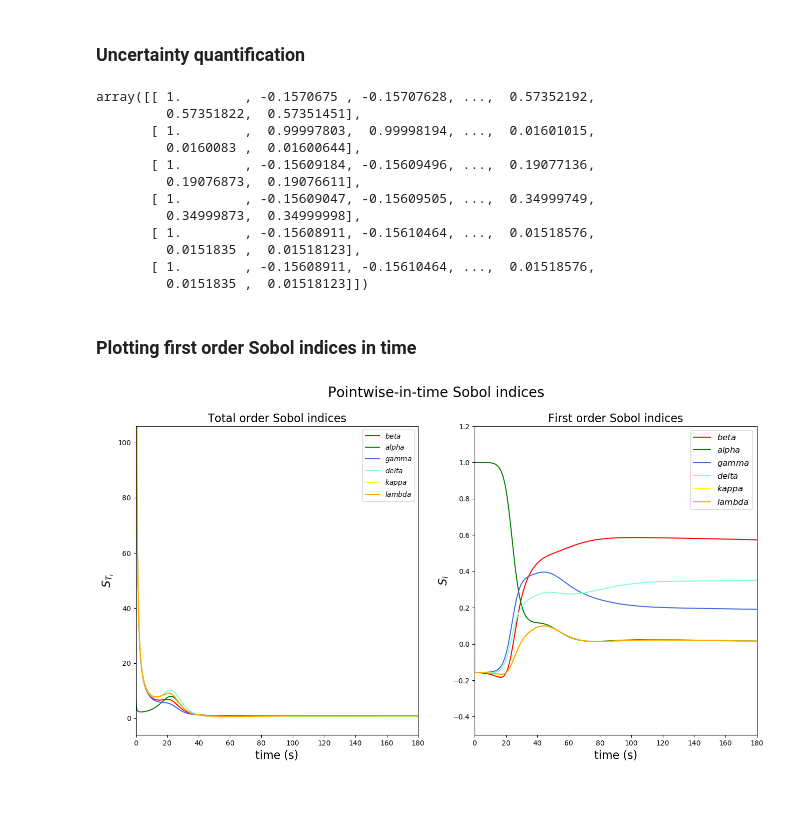
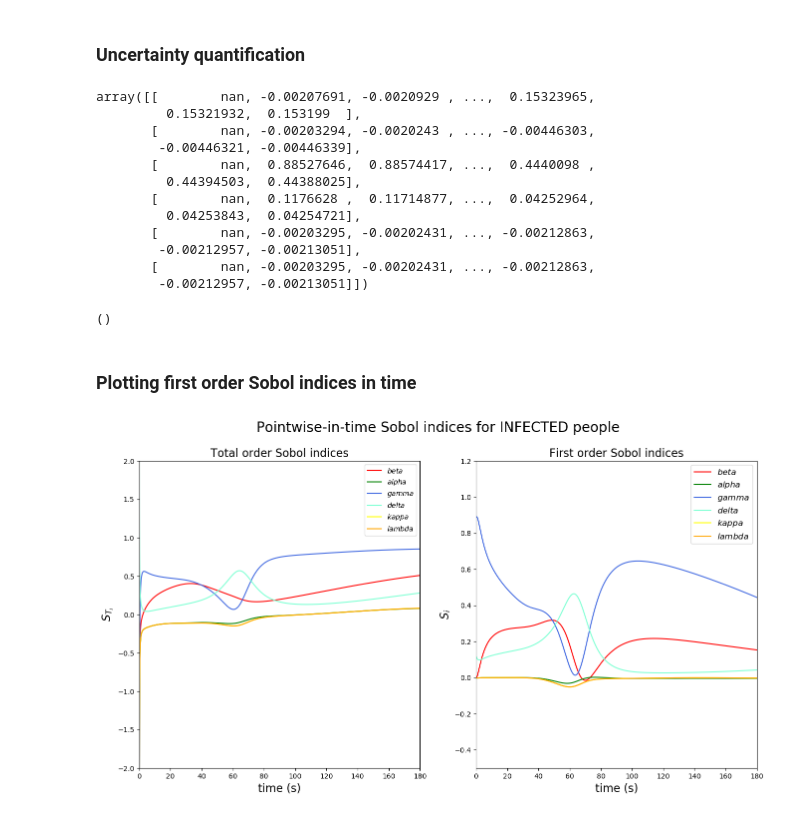
Before and after one commit to teobucci/computational-statistics, a Jupyter notebook: 04_SIR.ipynb, the cells around one changed output. Cells and saved outputs as stored; diff of their text form; code cells hidden in the pictures.

Commit message:
switched gamma and delta with gamma_inv and delta_inv in the SA

```diff
--- a/04_SIR.ipynb
+++ b/04_SIR.ipynb
@@ -113,8 +113,8 @@ model = PythonModel(
     model_object_name="solveSEIR", # this is the name of the main function called in local_SEIR.py
     var_names=["beta", #same order used when unpacking the parameters in solveSEIR
                "alpha",
-               "gamma",
-               "delta",
+               "gamma_inv",
+               "delta_inv",
                "kappa",
                "lam"],
     delete_files=True #No idea what it means
@@ -126,32 +126,37 @@ runmodel_obj = RunModel(model=model)
 # but in the other notebooks they put the greater value firtst in the range)
 B= Uniform(0.7, (0.9 - 0.7))
 A= Uniform(0.0185, (0.02 - 0.0185 ))
-G=Uniform(0.2, (0.4 - 0.2 ))
-D=Uniform(1/7, (1/5 - 1/7 ))
+G_inv=Uniform(5, (7 - 5 ))
+D_inv=Uniform(7, (7 - 5)) #
 K=Uniform(0.002, (0.005 - 0.001 ))
 L=Uniform(0.1, (0.2 - 0.1 ))
 
-dist_object = JointIndependent([B, A, G, D, K, L])
+dist_object = JointIndependent([B, A, G_inv, D_inv, K, L])
 # %%
 %timeit
 SA = SobolSensitivity(runmodel_obj, dist_object)
 # Compute Sobol indices using the pick and freeze algorithm - for now low number of samples
-SA.run(n_samples=50, estimate_second_order=False)
+SA.run(n_samples=2000, estimate_second_order=False)
 # %%
 SA.first_order_indices
 # %% [output]
-array([[ 1.        , -0.1570675 , -0.15707628, ...,  0.57352192,
-         0.57351822,  0.57351451],
-       [ 1.        ,  0.99997803,  0.99998194, ...,  0.01601015,
-         0.0160083 ,  0.01600644],
-       [ 1.        , -0.15609184, -0.15609496, ...,  0.19077136,
-         0.19076873,  0.19076611],
-       [ 1.        , -0.15609047, -0.15609505, ...,  0.34999749,
-         0.34999873,  0.34999998],
-       [ 1.        , -0.15608911, -0.15610464, ...,  0.01518576,
-         0.0151835 ,  0.01518123],
-       [ 1.        , -0.15608911, -0.15610464, ...,  0.01518576,
-         0.0151835 ,  0.01518123]])
+array([[        nan, -0.00207691, -0.0020929 , ...,  0.15323965,
+         0.15321932,  0.153199  ],
+       [        nan, -0.00203294, -0.0020243 , ..., -0.00446303,
+        -0.00446321, -0.00446339],
+       [        nan,  0.88527646,  0.88574417, ...,  0.4440098 ,
+         0.44394503,  0.44388025],
+       [        nan,  0.1176628 ,  0.11714877, ...,  0.04252964,
+         0.04253843,  0.04254721],
+       [        nan, -0.00203295, -0.00202431, ..., -0.00212863,
+        -0.00212957, -0.00213051],
+       [        nan, -0.00203295, -0.00202431, ..., -0.00212863,
+        -0.00212957, -0.00213051]])
+# %%
+#Capire perchè non funziona
+np.shape(SA.first_order_confidence_interval)
+# %% [output]
+()
 # %% [markdown]
 ### Plotting first order Sobol indices in time
 # %%
@@ -169,33 +174,55 @@ ax[0].plot(T, SA.total_order_indices[1, :], "g",label=r"$alpha$")
 ax[0].plot(T, SA.total_order_indices[2, :], label=r"$gamma$", color="royalblue")
 ax[0].plot(T, SA.total_order_indices[3, :], label=r"$delta$", color="aquamarine")
 ax[0].plot(T, SA.total_order_indices[4, :], label=r"$kappa$", color="yellow")
 ax[0].plot(T, SA.total_order_indices[5, :], label=r"$lambda$", color="orange")
 
 
 ax[0].set_title("Total order Sobol indices", fontsize=16)
 ax[0].set_xlabel("time (s)", fontsize=16)
 ax[0].set_ylabel(r"$S_{T_i}$", fontsize=16)
 ax[0].set_xbound(0, t_f)
-ax[0].set_ybound(-6, 106)
+ax[0].set_ybound(-2, 2)
 ax[0].legend()
 
 ax[1].plot(T, SA.first_order_indices[0, :], "r" ,label=r"$beta$")
 ax[1].plot(T, SA.first_order_indices[1, :], "g",label=r"$alpha$")
 ax[1].plot(T, SA.first_order_indices[2, :], label=r"$gamma$", color="royalblue")
 ax[1].plot(T, SA.first_order_indices[3, :], label=r"$delta$", color="aquamarine")
 ax[1].plot(T, SA.first_order_indices[4, :], label=r"$kappa$", color="yellow")
 ax[1].plot(T, SA.first_order_indices[5, :], label=r"$lambda$", color="orange")
 
 
 ax[1].set_title("First order Sobol indices", fontsize=16)
 ax[1].set_xlabel("time (s)", fontsize=16)
 ax[1].set_ylabel(r"$S_i$", fontsize=16)
 ax[1].set_xbound(0, t_f)
 ax[1].set_ybound(-0.5, 1.2)
 ax[1].legend(fontsize=12)
 
-fig.suptitle("Pointwise-in-time Sobol indices", fontsize=20)
+
+##The order is still not clear
+#ax[2].plot(T, SA.second_order_indices[0, :], "r" ,label=r"$beta$")
+#ax[2].plot(T, SA.second_order_indices[1, :], "g",label=r"$alpha$")
+#ax[2].plot(T, SA.second_order_indices[2, :], label=r"$gamma$", color="royalblue")
+#ax[2].plot(T, SA.second_order_indices[3, :], label=r"$delta$", color="aquamarine")
+#ax[2].plot(T, SA.second_order_indices[4, :], label=r"$kappa$", color="yellow")
+#ax[2].plot(T, SA.second_order_indices[5, :], label=r"$lambda$", color="orange")
+#ax[2].plot(T, SA.second_order_indices[6, :], label=r"$lambda$", color="orange")
+#ax[2].plot(T, SA.second_order_indices[7, :], label=r"$lambda$", color="orange")
+#ax[2].plot(T, SA.second_order_indices[8, :], label=r"$lambda$", color="orange")
+#ax[2].plot(T, SA.second_order_indices[9, :], label=r"$lambda$", color="orange")
+#ax[2].plot(T, SA.second_order_indices[10, :], label=r"$lambda$", color="orange")
+#
+#
+#ax[2].set_title("Second order Sobol indices", fontsize=16)
+#ax[2].set_xlabel("time (s)", fontsize=16)
+#ax[2].set_ylabel(r"$S_i$", fontsize=16)
+#ax[2].set_xbound(0, t_f)
+#ax[2].set_ybound(-0.5, 1.2)
+#ax[2].legend(fontsize=12)
+#
+fig.suptitle("Pointwise-in-time Sobol indices for INFECTED people", fontsize=20)
 
 plt.show()
 # %% [output]
-[figure, old version]
+[figure, new version]
```
Also changed, not shown: parts of 2 cells of this notebook, 1 other file.
